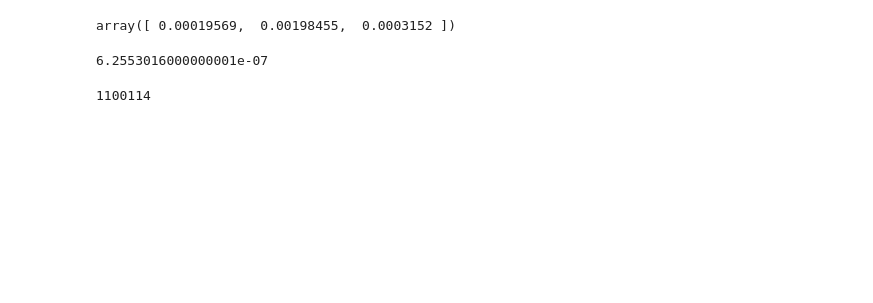
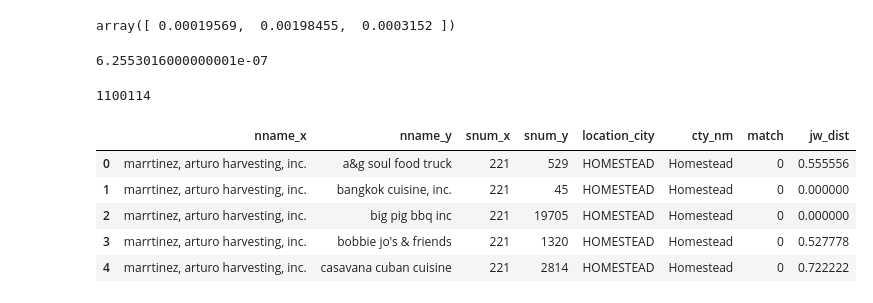
Before and after one commit to mikemull/Notebooks, a Jupyter notebook: Matching.ipynb, the cells around one changed output. Saved outputs shown, nothing was run; the diff lists cells and outputs as text; code cells hidden in the pictures; blank space fills up the shorter version.

```diff
--- a/Matching.ipynb
+++ b/Matching.ipynb
@@ -949,3 +1012,26 @@ print(np.log2(mh/uh))
 If you have a dataset where some matches and non-matches have already been determined, you can use a standard classifier to develop a model for matching.  This sounds unlikely, but since matching in a commercial setting often involves a team to review matches manually it does happen.
 
 This will usually be a two-class problem (match and non-match), but it could also be a three-class problem (match, non-match, potential match).  As with any classification problem, there are a few things to be careful about.  First, you'll want to get a sample of data that's fairly representative of the full data.  However, if you simply sample some fraction of all possible record pairs, you might get too few match cases.
+# %%
+import numpy as np
+from sklearn.cross_validation import KFold
+from sklearn.ensemble import RandomForestClassifier
+
+df_train = pd.read_csv('./data/match_train.csv')
+
+#Make some new features
+df_train['jw_dist'] = df_train[['snum_x', 'snum_y']].apply(
+                            lambda s: jellyfish.jaro_winkler(str(s[0]), str(s[1])),
+                            axis=1)
+df_train['snum_dist'] = df_train[['snum_x', 'snum_y']].apply(
+                            lambda s: jellyfish.levenshtein_distance(str(s[0]), str(s[1])),
+                            axis=1)
+df_train['city_sim'] = df_train[['cty_nm', 'location_city']].apply(
+                            lambda c: jaccard_similarity( ngrams(c[0].lower(),2),
+                                               ngrams(c[1].lower(),2)),
+                                               axis=1)
+#Make a balanced data set
+df_matched = df_train[df_train.match==1]
+df_unmatched = df_train[df_train.match==0]
+df_bal = pd.concat( [df_matched,
+                     df_unmatched.sample(len(df_matched)) ] ).reset_index()
@@ -1116,3 +1216,12 @@ len(dfz)
 1100114
 # %%
 dfz.to_csv('./data/matches.csv')
+# %%
+df_train.head()
+# %% [output]
+|  | nname_x | nname_y | snum_x | snum_y | location_city | cty_nm | match | jw_dist |
+| 0 | marrtinez, arturo harvesting, inc. | a&g soul food truck | 221 | 529 | HOMESTEAD | Homestead | 0 | 0.555556 |
+| 1 | marrtinez, arturo harvesting, inc. | bangkok cuisine, inc. | 221 | 45 | HOMESTEAD | Homestead | 0 | 0.000000 |
+| 2 | marrtinez, arturo harvesting, inc. | big pig bbq inc | 221 | 19705 | HOMESTEAD | Homestead | 0 | 0.000000 |
+| 3 | marrtinez, arturo harvesting, inc. | bobbie jo's & friends | 221 | 1320 | HOMESTEAD | Homestead | 0 | 0.527778 |
+| 4 | marrtinez, arturo harvesting, inc. | casavana cuban cuisine | 221 | 2814 | HOMESTEAD | Homestead | 0 | 0.722222 |
```
Also changed, not shown: parts of 25 cells of this notebook, 3 other files.
